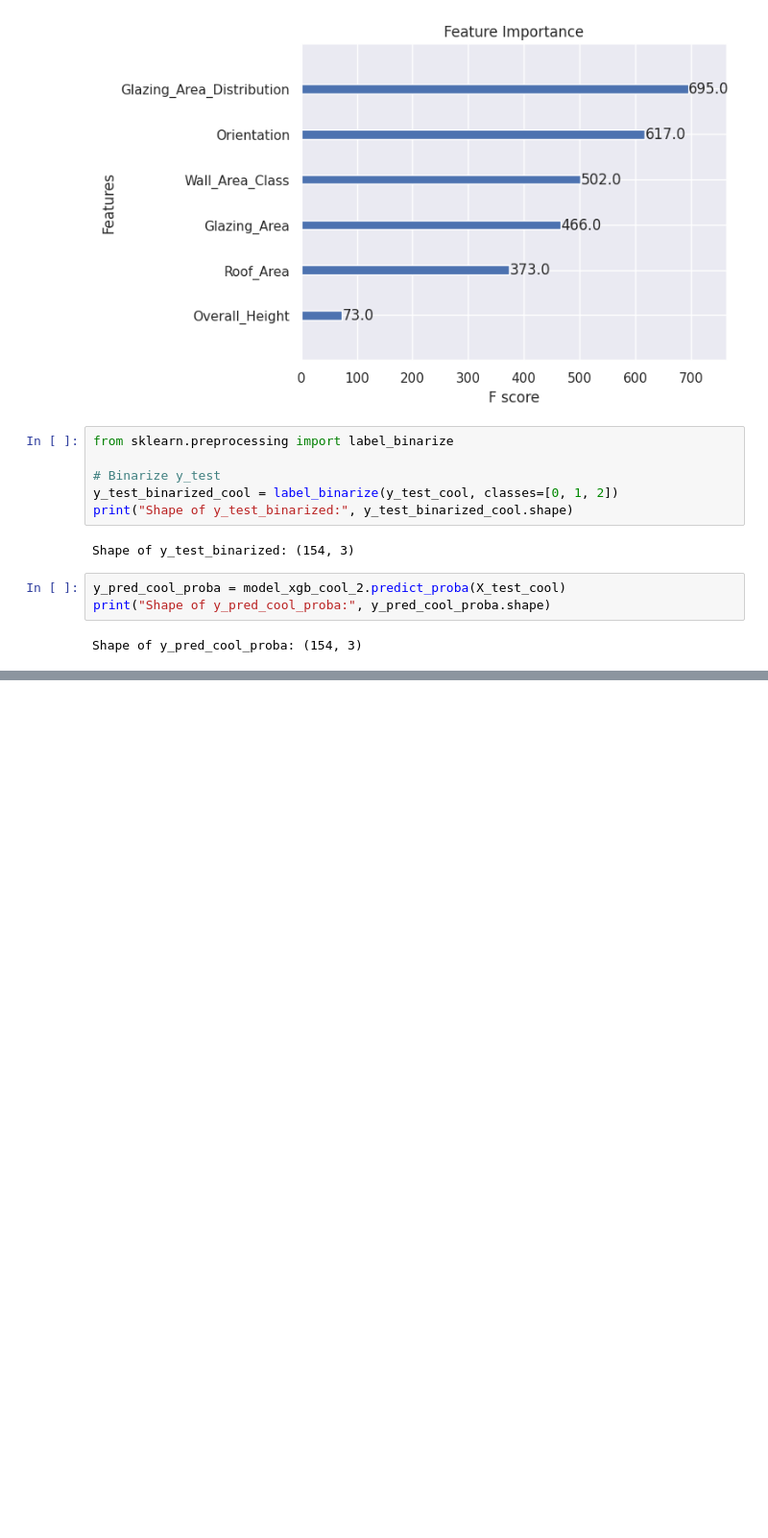
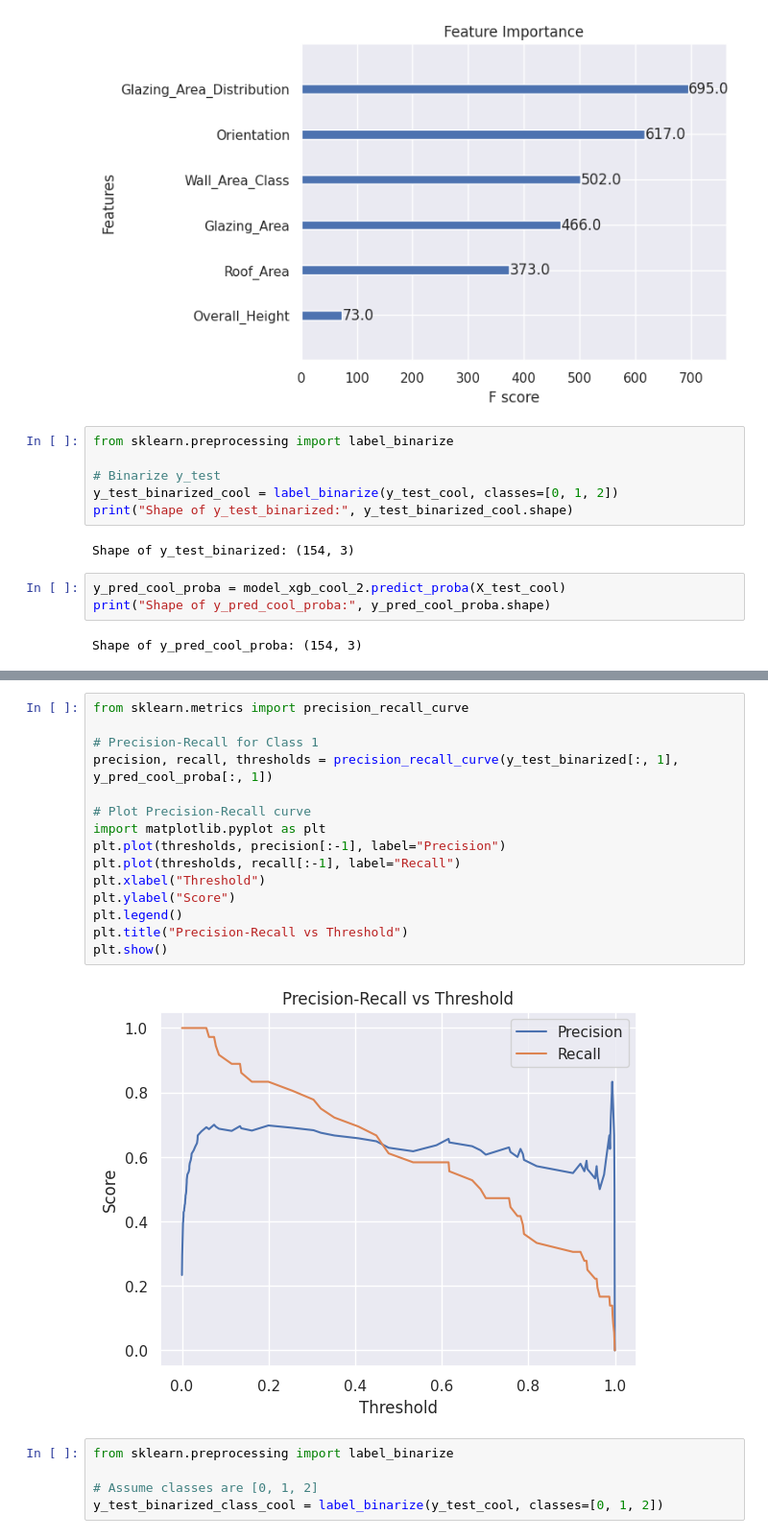
Before and after one commit to ameygawade/DataScience-Kaggle-Energy-efficiency-classification, a Jupyter notebook: multi-ouput-classification-energy-efficiency.ipynb, the cells around one changed output, grey strips where cells are left out. Shown at 96% size. Saved outputs shown, nothing was run; the diff lists cells and outputs as text; blank space fills up the shorter version.

```diff
--- a/multi-ouput-classification-energy-efficiency.ipynb
+++ b/multi-ouput-classification-energy-efficiency.ipynb
@@ -1631,0 +1633,22 @@ Class 2 - AUC: 1.00
+# %%
+from sklearn.metrics import precision_recall_curve
+
+# Precision-Recall for Class 1
+precision, recall, thresholds = precision_recall_curve(y_test_binarized[:, 1], y_pred_cool_proba[:, 1])
+
+# Plot Precision-Recall curve
+import matplotlib.pyplot as plt
+plt.plot(thresholds, precision[:-1], label="Precision")
+plt.plot(thresholds, recall[:-1], label="Recall")
+plt.xlabel("Threshold")
+plt.ylabel("Score")
+plt.legend()
+plt.title("Precision-Recall vs Threshold")
+plt.show()
+# %% [output]
+[figure, added]
+# %%
+from sklearn.preprocessing import label_binarize
+
+# Assume classes are [0, 1, 2]
+y_test_binarized_class_cool = label_binarize(y_test_cool, classes=[0, 1, 2])
```
Also changed, not shown: parts of 3 cells of this notebook.
